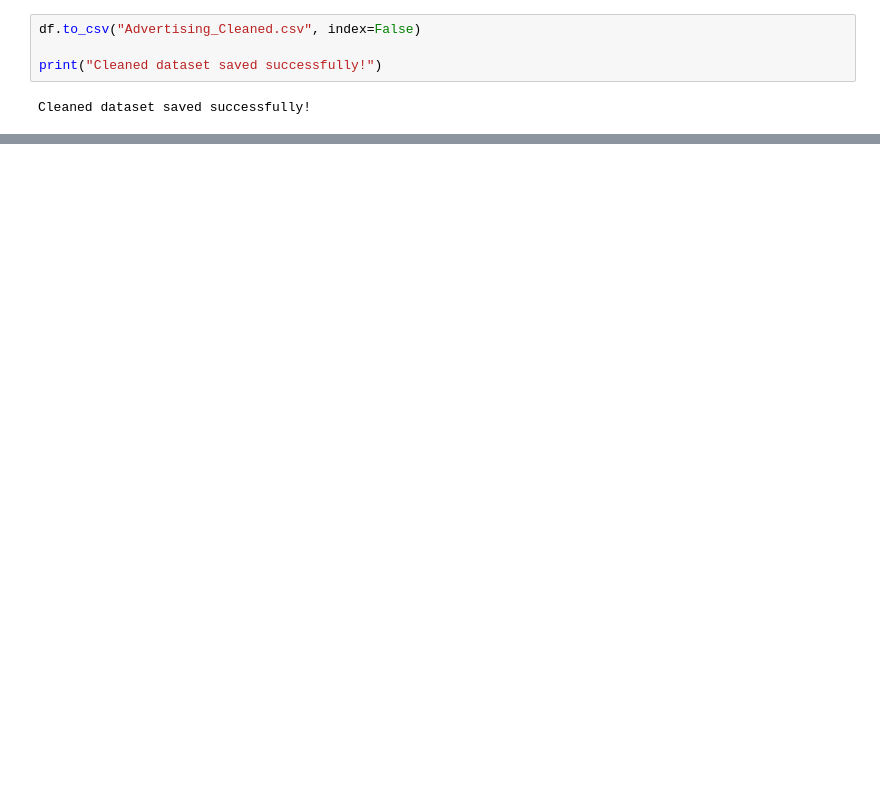
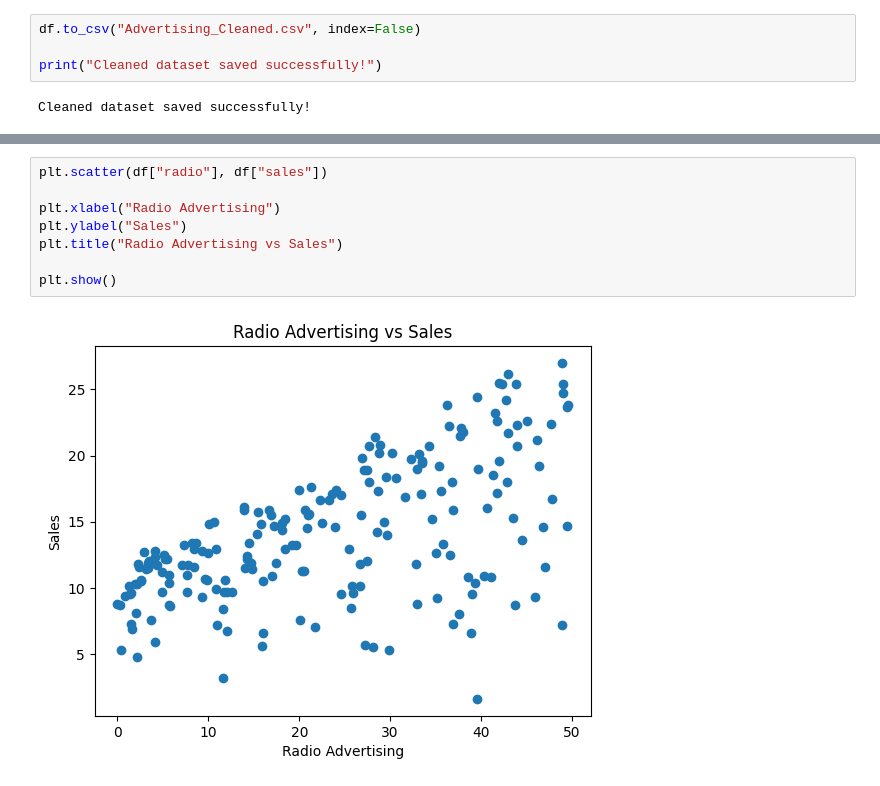
Before and after one commit to shreeshreeya69-crypto/simple-linear-regression-ybi, a Jupyter notebook: Simple_Linear_Regression_YBI.ipynb, the cells around one changed output, grey strips where cells are left out. Cells and saved outputs as stored; diff of their text form; blank space fills up the shorter version.

```diff
--- a/Simple_Linear_Regression_YBI.ipynb
+++ b/Simple_Linear_Regression_YBI.ipynb
@@ -349,0 +407,10 @@ Cleaned dataset saved successfully!
+# %%
+plt.scatter(df["radio"], df["sales"])
+
+plt.xlabel("Radio Advertising")
+plt.ylabel("Sales")
+plt.title("Radio Advertising vs Sales")
+
+plt.show()
+# %% [output]
+[figure, added]
```
Also changed, not shown: parts of 14 cells of this notebook.
